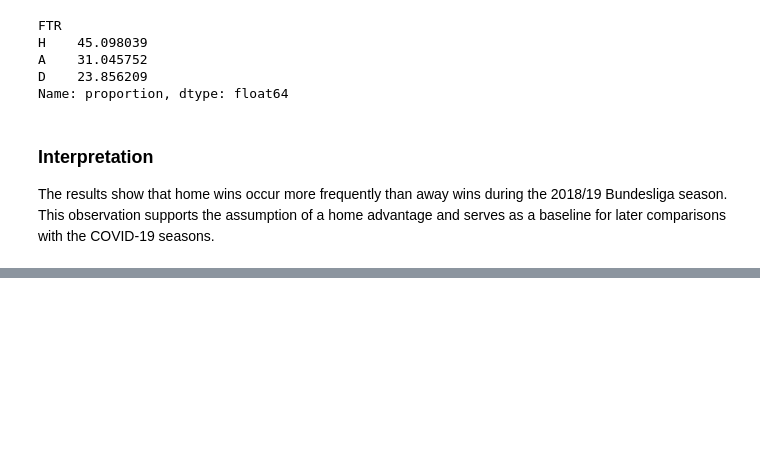
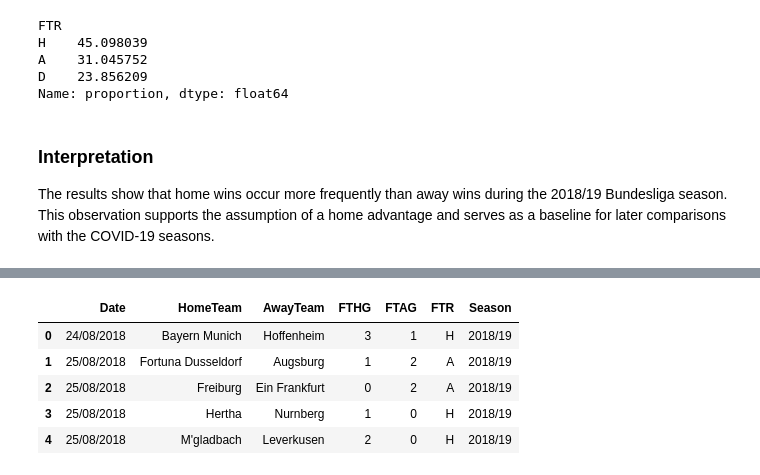
Before and after one commit to WilliTropical/bundesliga-home-advantage-covid, a Jupyter notebook: bundesliga_covid.ipynb, the cells around one changed output, grey strips where cells are left out. Saved outputs shown, nothing was run; the diff lists cells and outputs as text; code cells hidden in the pictures; blank space fills up the shorter version.

```diff
--- a/bundesliga_covid.ipynb
+++ b/bundesliga_covid.ipynb
@@ -129,0 +220,28 @@ The results show that home wins occur more frequently than away wins during the
+# %%
+relevant_1819 = df_1819[
+    ["Date", "HomeTeam", "AwayTeam", "FTHG", "FTAG", "FTR", "Season"]
+]
+
+relevant_1920 = df_1920[
+    ["Date", "HomeTeam", "AwayTeam", "FTHG", "FTAG", "FTR", "Season"]
+]
+
+relevant_2021 = df_2021[
+    ["Date", "HomeTeam", "AwayTeam", "FTHG", "FTAG", "FTR", "Season"]
+]
+
+relevant_2122 = df_2122[
+    ["Date", "HomeTeam", "AwayTeam", "FTHG", "FTAG", "FTR", "Season"]
+]
+
+relevant_2223 = df_2223[
+    ["Date", "HomeTeam", "AwayTeam", "FTHG", "FTAG", "FTR", "Season"]
+]
+
+relevant_2324 = df_2324[
+    ["Date", "HomeTeam", "AwayTeam", "FTHG", "FTAG", "FTR", "Season"]
+]
+
+relevant_2425 = df_2425[
+    ["Date", "HomeTeam", "AwayTeam", "FTHG", "FTAG", "FTR", "Season"]
+]
@@ -129,0 +254,13 @@ The results show that home wins occur more frequently than away wins during the
+# %%
+df_all = pd.concat(
+    [
+        relevant_1819,
+        relevant_1920,
+        relevant_2021,
+        relevant_2122,
+        relevant_2223,
+        relevant_2324,
+        relevant_2425
+    ],
+    ignore_index=True
+)
@@ -129,0 +285,9 @@ The results show that home wins occur more frequently than away wins during the
+# %%
+df_all.head()
+# %% [output]
+|  | Date | HomeTeam | AwayTeam | FTHG | FTAG | FTR | Season |
+| 0 | 24/08/2018 | Bayern Munich | Hoffenheim | 3 | 1 | H | 2018/19 |
+| 1 | 25/08/2018 | Fortuna Dusseldorf | Augsburg | 1 | 2 | A | 2018/19 |
+| 2 | 25/08/2018 | Freiburg | Ein Frankfurt | 0 | 2 | A | 2018/19 |
+| 3 | 25/08/2018 | Hertha | Nurnberg | 1 | 0 | H | 2018/19 |
+| 4 | 25/08/2018 | M'gladbach | Leverkusen | 2 | 0 | H | 2018/19 |
```
Also changed, not shown: parts of 24 cells of this notebook.
